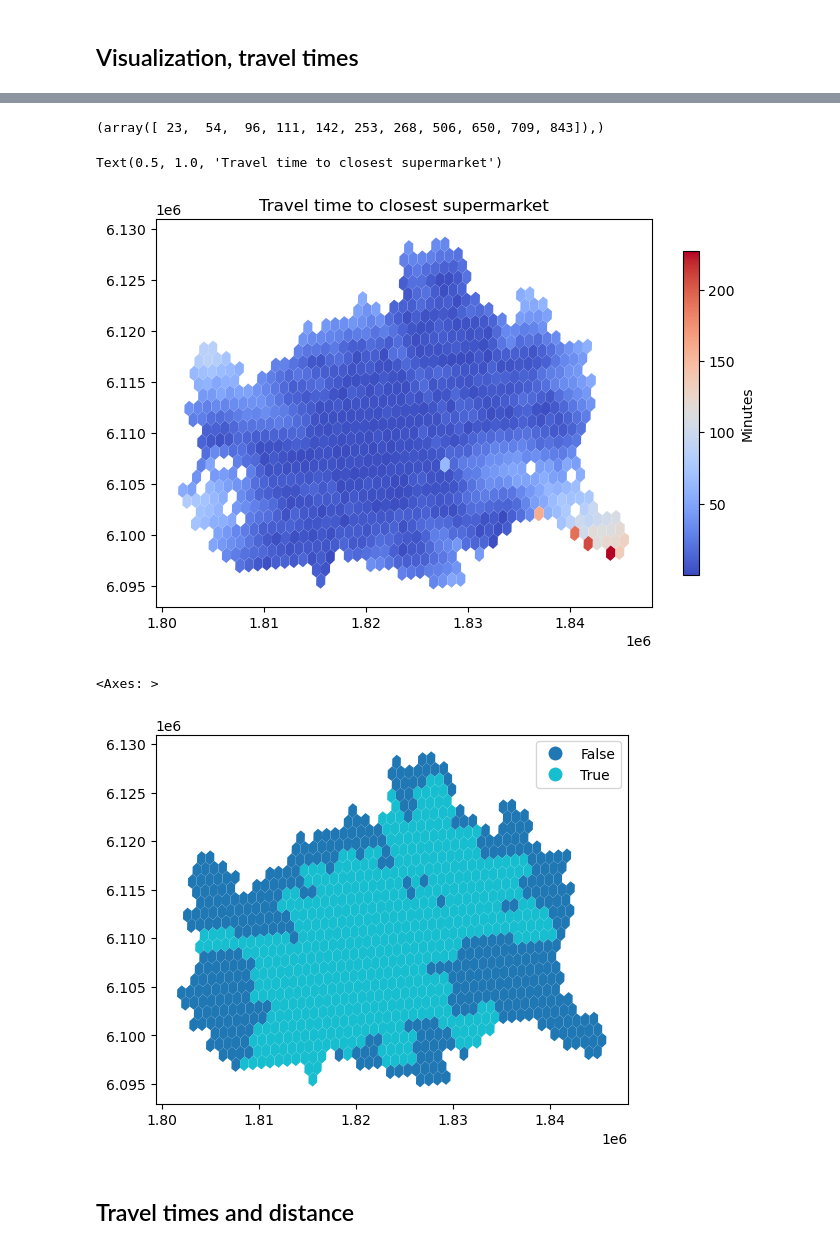
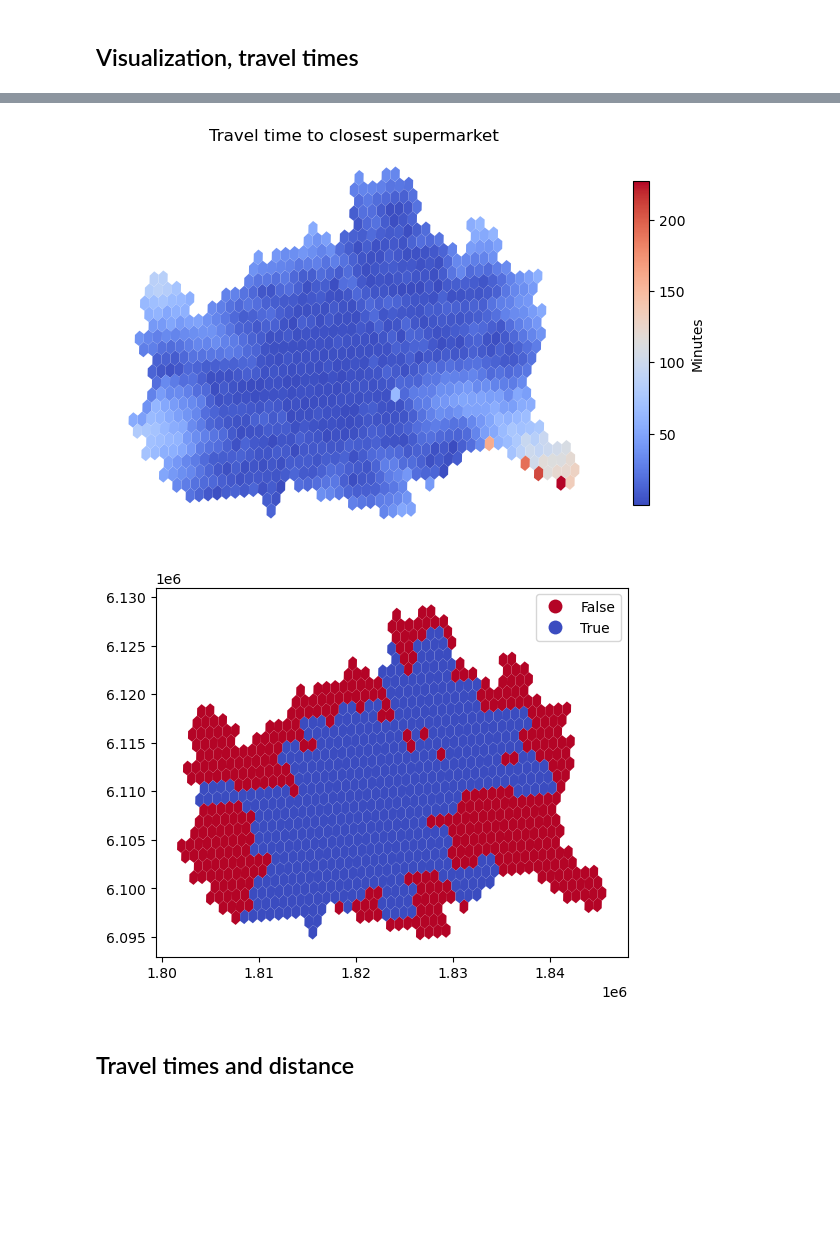
Before and after one commit to pierobirelloPB/15_min, a Jupyter notebook: notebooks/travel_times_example.ipynb, the cells around one changed output, grey strips where cells are left out. Cells and saved outputs as stored; diff of their text form; code cells hidden in the pictures; blank space fills up the shorter version.

Commit message:
corrected trvale_times.py

```diff
--- a/notebooks/travel_times_example.ipynb
+++ b/notebooks/travel_times_example.ipynb
@@ -132,7 +138,3 @@ sns.histplot(gdf_travel_time['timeto_shop_supermarket'],bins=gdf_travel_time.sha
-# %%
-print(np.where(np.isnan(gdf_travel_time['timeto_shop_supermarket'])))
-# %% [output]
-(array([ 23,  54,  96, 111, 142, 253, 268, 506, 650, 709, 843]),)
 # %%
 fig, ax = plt.subplots(figsize=(8,6))
 
@@ -142,17 +144,18 @@ gdf_plot.plot(column='timeto_shop_supermarket',cmap='coolwarm',
               ax=ax)
 
 ax.set_title('Travel time to closest supermarket')
-#ax.set_axis_off()
+ax.set_axis_off()
 # %% [output]
-Text(0.5, 1.0, 'Travel time to closest supermarket')
-[figure, old version]
+[figure, new version]
 # %%
 gdf_plot = gdf_travel_time.to_crs(MERCATOR_PROJ)
 gdf_plot['<15_min'] = gdf_travel_time['timeto_shop_supermarket']<15
-gdf_plot.plot(column='<15_min',legend=True)
+gdf_plot.plot(column='<15_min',legend=True,cmap='coolwarm_r')
+
+ax.set_title('Is the closest supermarket reachable in 15 minutes?')
+ax.set_axis_off()
 # %% [output]
-<Axes: >
-[figure, old version]
+[figure, new version]
 # %% [markdown]
 ## Travel times and distance
 # %%
```
Also changed, not shown: parts of 9 cells of this notebook, 7 other files.
